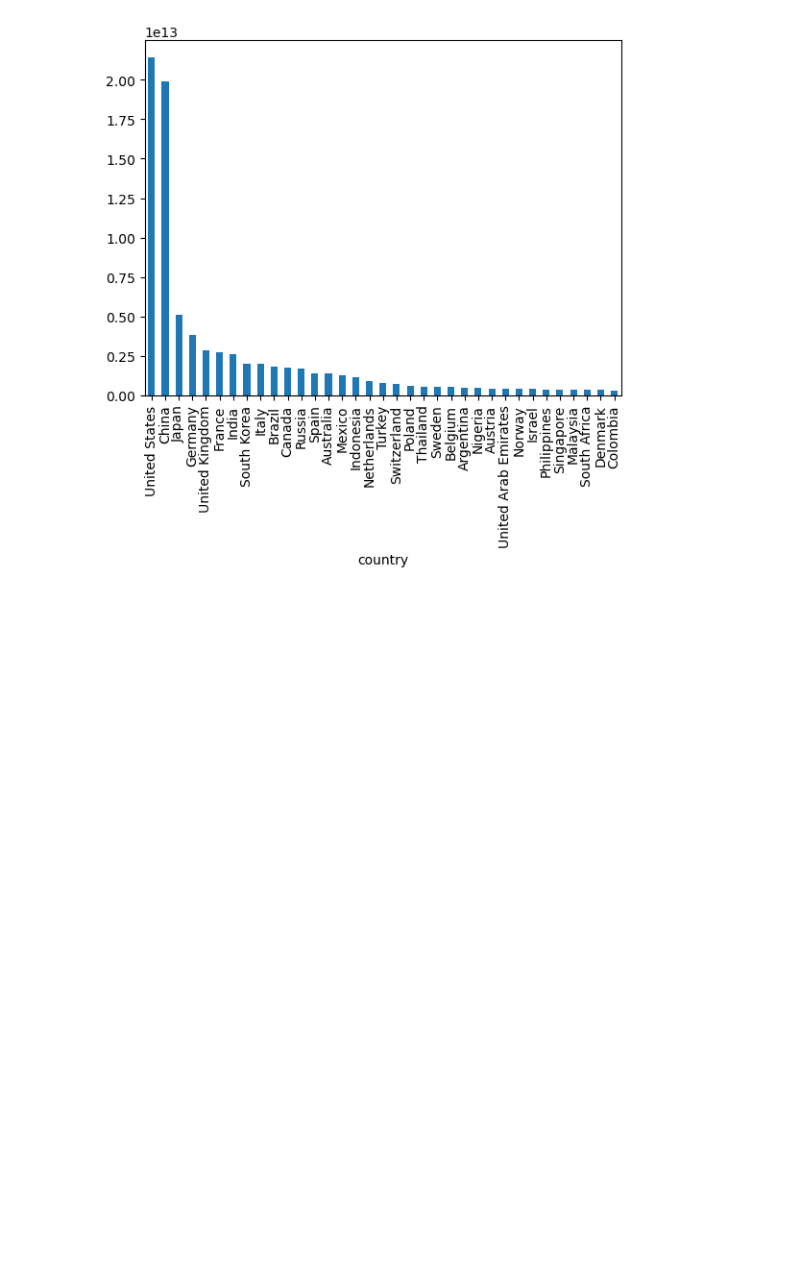
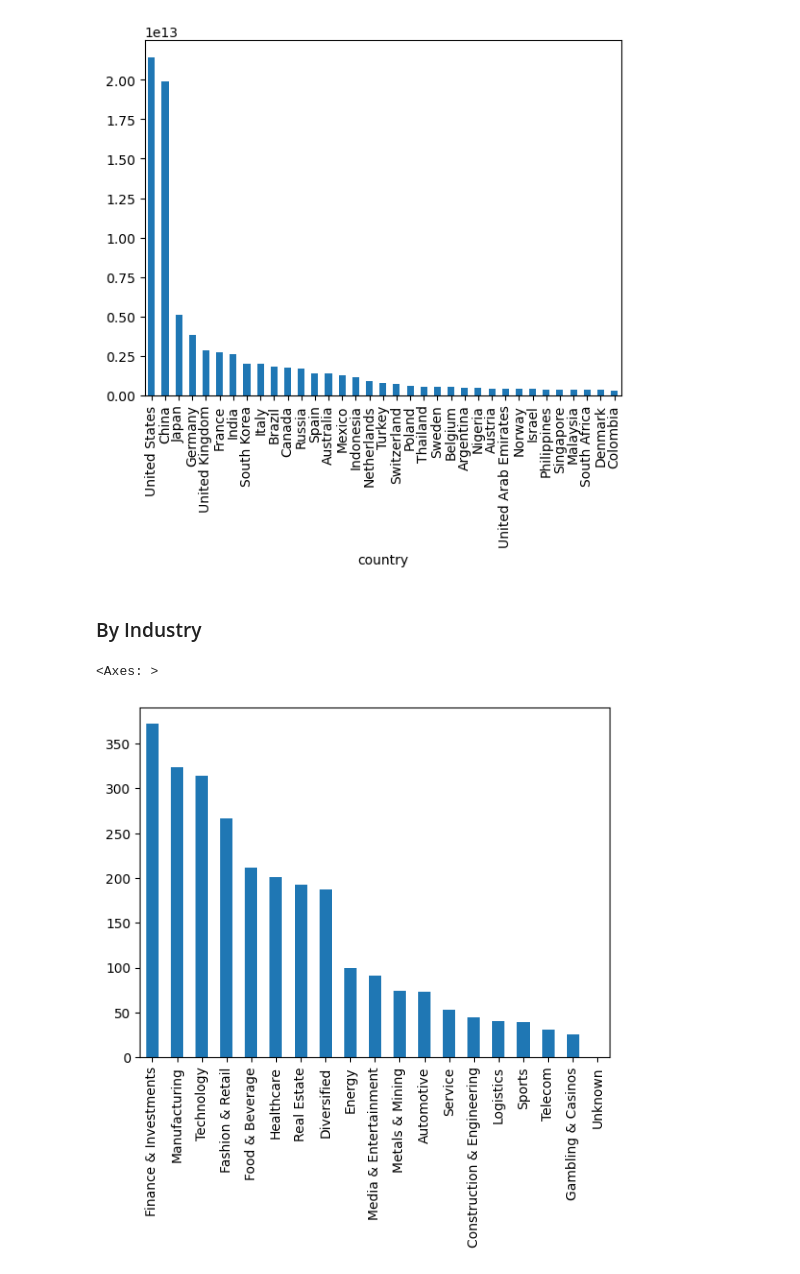
Before and after one commit to angrybeanz/MATH189FinalFork, a Jupyter notebook: code.ipynb, the cells around one changed output. Drawn from its saved outputs; the diff is of its cells as text; code cells hidden in the pictures; blank space fills up the shorter version.

```diff
--- a/code.ipynb
+++ b/code.ipynb
@@ -24,7 +25,7 @@ from data_cleaning import *
 ## Importing Dataset
 # %%
 ### DEFINING parent directory, different for each person
-data_dir = 'D:/Documents/School/WI24/MATH189/FinalData'
+data_dir = '/Users/liangj/Desktop/WI24/Final Data'
 
 ### Billionaires Data
 billionaires = pd.read_csv(data_dir + '/billionaires.csv')
@@ -70,0 +96,7 @@ lol = 1
+# %% [markdown]
+### By Industry
+# %%
+df['industries'].value_counts().plot(kind = 'bar')
+# %% [output]
+<Axes: >
+[figure, added]
```
Also changed, not shown: parts of 16 cells of this notebook.
